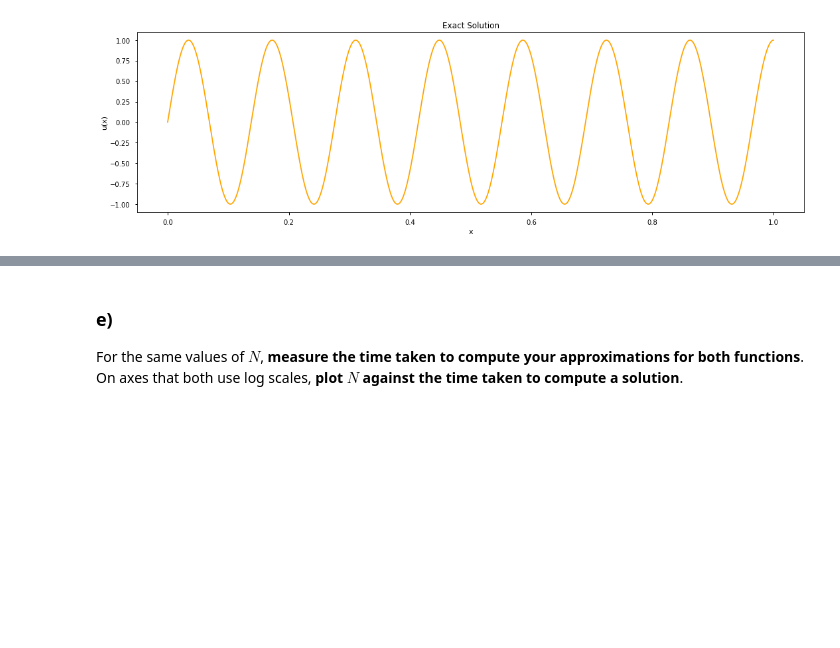
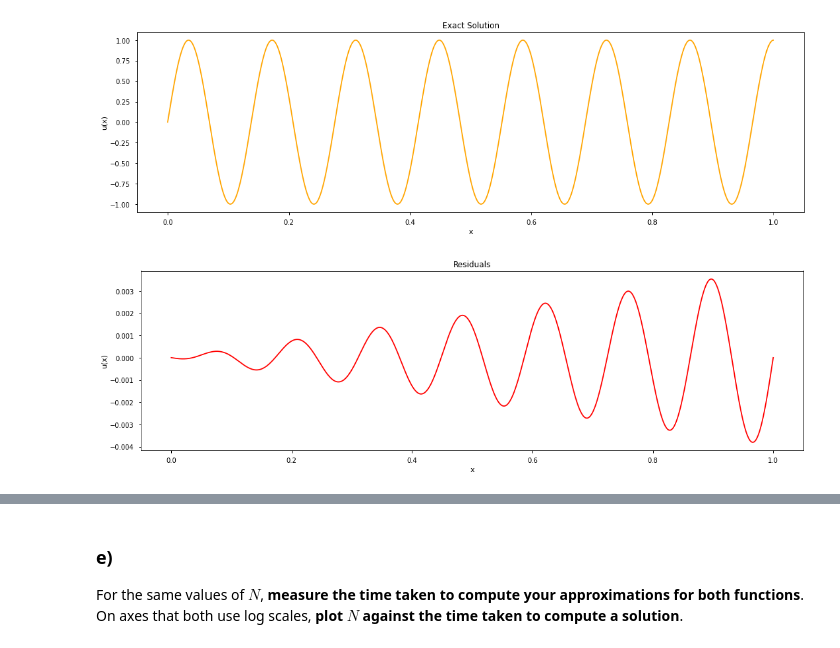
Before and after one commit to jhenderson0/HPC, a Jupyter notebook: Task 2/JH_task2.ipynb, the cells around one changed output, grey strips where cells are left out. Saved outputs shown, nothing was run; the diff lists cells and outputs as text; code cells hidden in the pictures; blank space fills up the shorter version.

```diff
--- a/Task 2/JH_task2.ipynb
+++ b/Task 2/JH_task2.ipynb
@@ -231,6 +230,15 @@ ax.set_xlabel("x")
 ax.set_title("Exact Solution");
 # %% [output]
 [figure]
+# %%
+fig, ax = plt.subplots(1,figsize=(18, 5))
+x = np.linspace(0,1,1001)
+ax.plot(x,exact(x)-sols[2],c='red')
+ax.set_ylabel("u(x)")
+ax.set_xlabel("x")
+ax.set_title("Residuals");
+# %% [output]
+[figure, added]
 # %%
 def err(u,u_exact):
 
```
Also changed, not shown: parts of 11 cells of this notebook.
